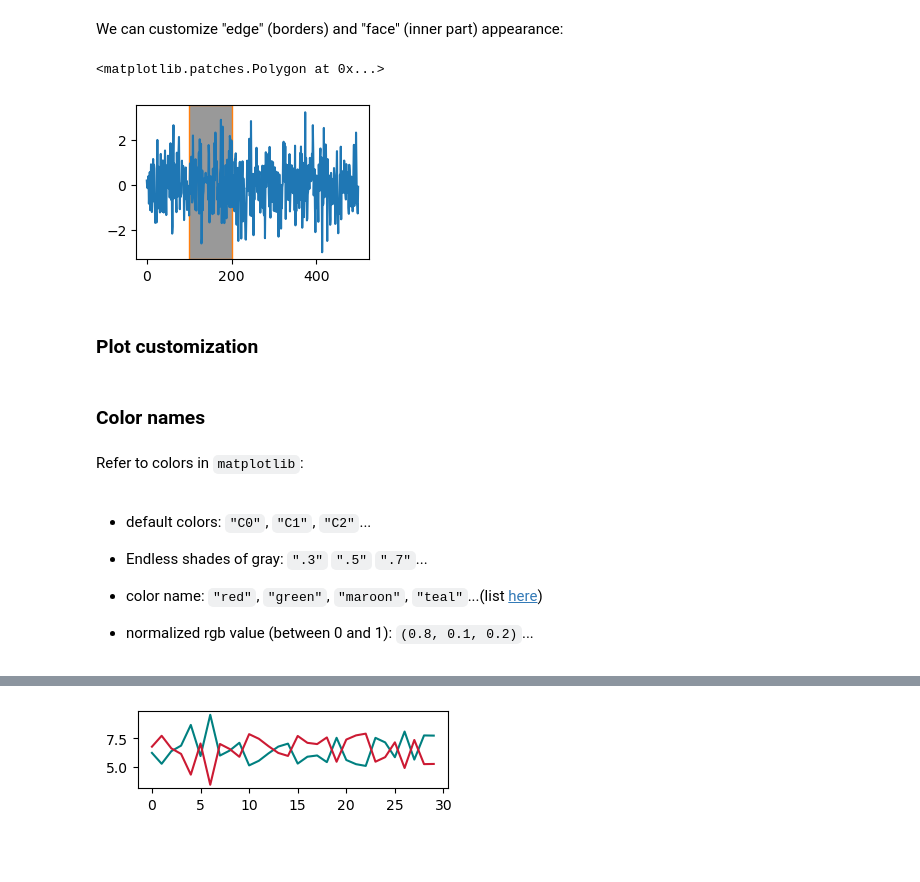
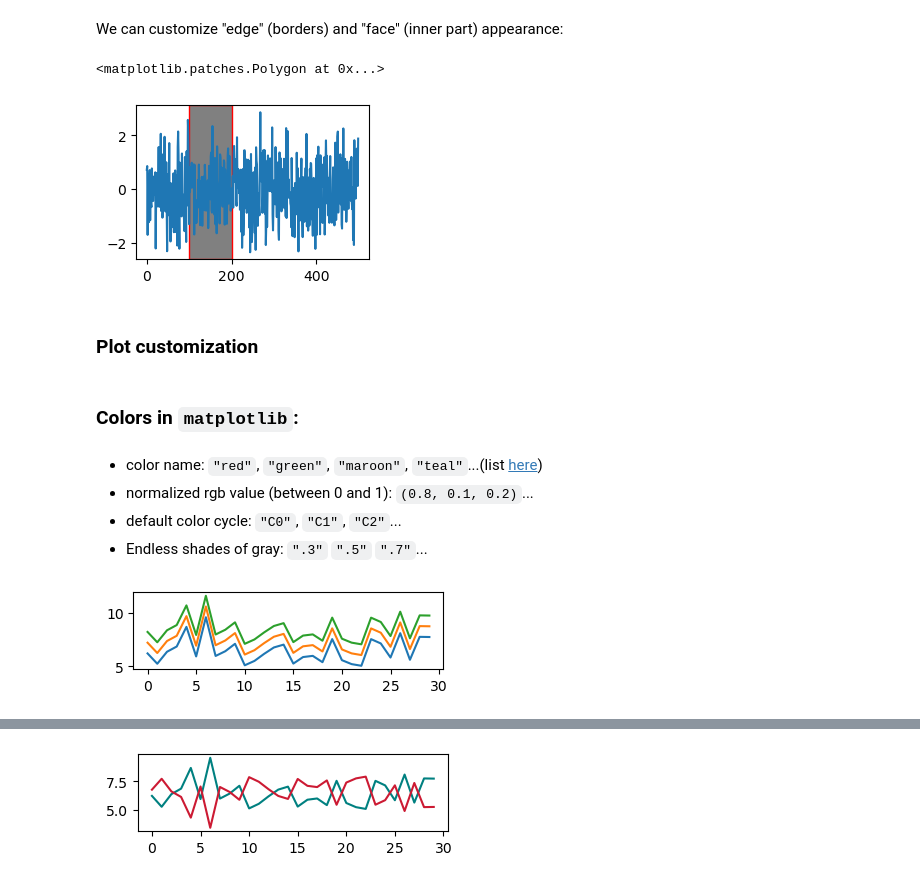
Before and after one commit to vigji/python-cimec-2024, a Jupyter notebook: lectures/Lecture1.5_More-plotting.ipynb, the cells around one changed output, grey strips where cells are left out. Drawn from its saved outputs; the diff is of its cells as text; code cells hidden in the pictures; blank space fills up the shorter version.

```diff
--- a/lectures/Lecture1.5_More-plotting.ipynb
+++ b/lectures/Lecture1.5_More-plotting.ipynb
@@ -144,21 +165,25 @@ We can customize "edge" (borders) and "face" (inner part) appearance:
 # %%
 fig, ax = plt.subplots(figsize=(3,2))
 ax.plot(np.random.normal(0, 1, 500))
-
-ax.axvspan(100, 200, fc=".6",  ec="C1")  # fc: facecolor; ec: edgecolor
+# fc: facecolor; ec: edgecolor
+ax.axvspan(100, 200, fc="gray",  ec="red")
 # %% [output]
 <matplotlib.patches.Polygon at 0x...>
-[figure, old version]
+[figure, new version]
 # %% [markdown]
 ### Plot customization
 # %% [markdown]
-### Color names
+### Colors in `matplotlib`:
-# %% [markdown]
-Refer to colors in `matplotlib`:
 # %% [markdown]
-- default colors: `"C0"`, `"C1"`, `"C2"`...
-
-- Endless shades of gray: `".3"` `".5"` `".7"`...
-
 - color name: `"red"`, `"green"`, `"maroon"`, `"teal"`...(list [here](https://matplotlib.org/stable/gallery/color/named_colors.html))
 - normalized rgb value (between 0 and 1): `(0.8, 0.1, 0.2)`...
+- default color cycle: `"C0"`, `"C1"`, `"C2"`...
+- Endless shades of gray: `".3"` `".5"` `".7"`...
+# %%
+plt.figure(figsize=(4, 1))
+plt.plot(data1, c="C0")
+plt.plot(data1+1, c="C1")
+plt.plot(data1+2, c="C2")
+plt.show()
+# %% [output]
+[figure, added]
```
Also changed, not shown: parts of 36 cells of this notebook, 1 other file.
